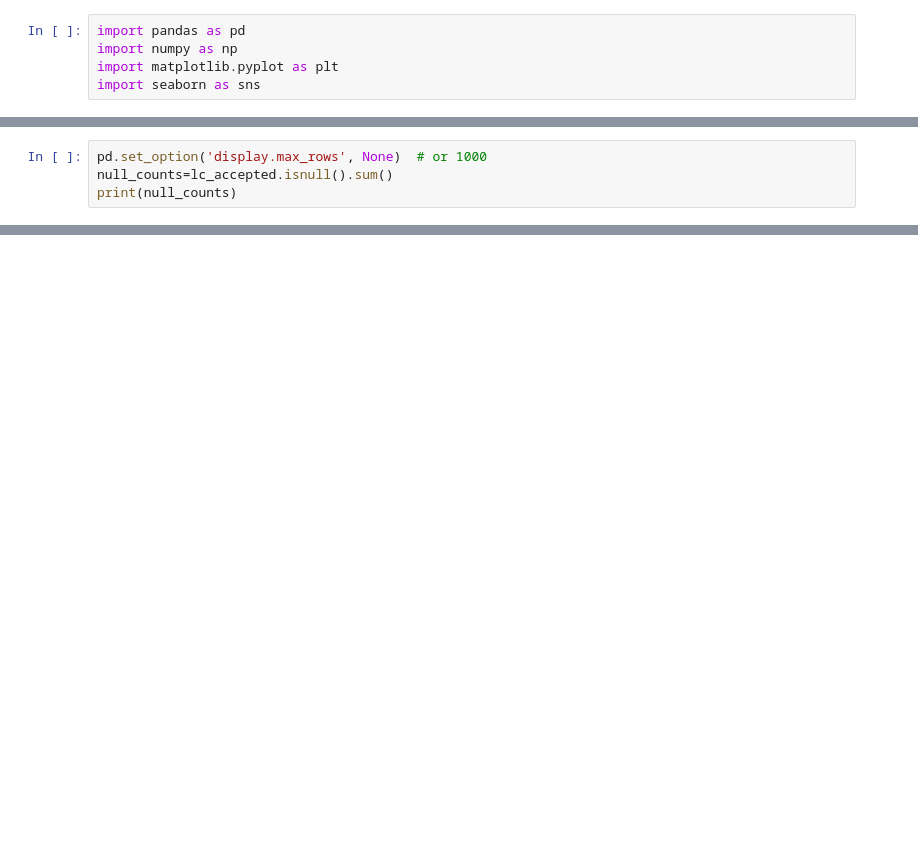
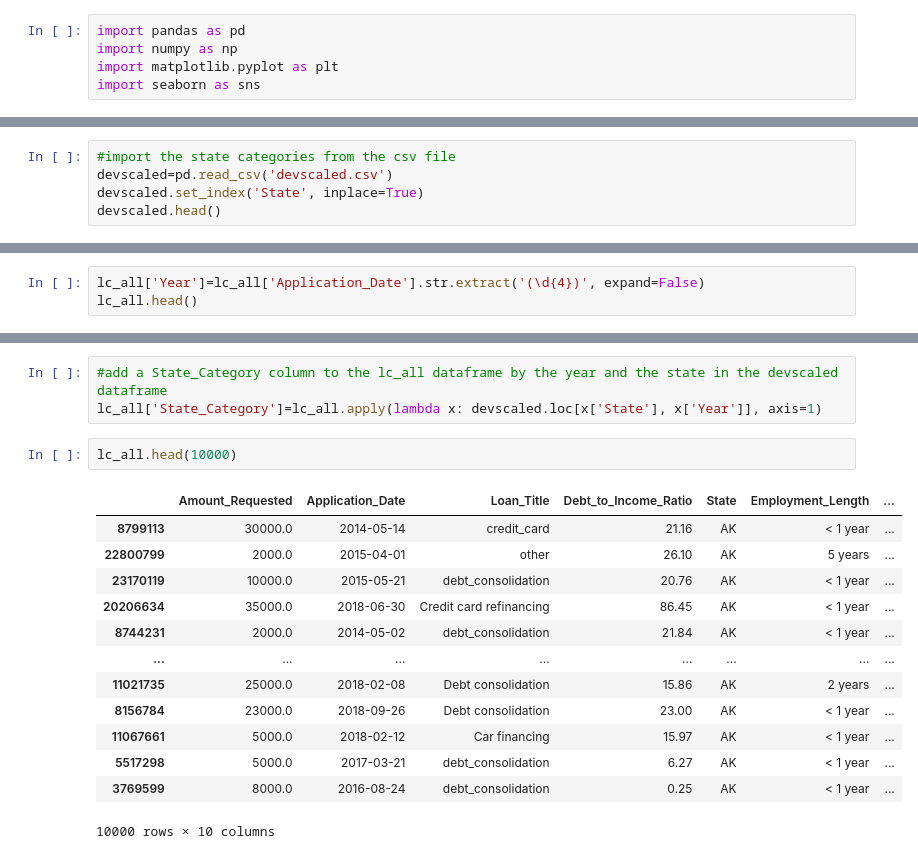
Before and after one commit to Ad1thya-R/CitadelSummerInvitational, a Jupyter notebook: Datathon/Experimentation.ipynb, the cells around one changed output, grey strips where cells are left out. Saved outputs shown, nothing was run; the diff lists cells and outputs as text; blank space fills up the shorter version.

```diff
--- a/Datathon/Experimentation.ipynb
+++ b/Datathon/Experimentation.ipynb
@@ -18,0 +163,5 @@ lc_accepted.head()
+# %%
+#import the state categories from the csv file
+devscaled=pd.read_csv('devscaled.csv')
+devscaled.set_index('State', inplace=True)
+devscaled.head()
@@ -27,4 +196,0 @@ memory usage: 57.6+ MB
-# %%
-pd.set_option('display.max_rows', None)  # or 1000
-null_counts=lc_accepted.isnull().sum()
-print(null_counts)
@@ -95,0 +197,3 @@ def data_cleaning_accepted(df):
+# %%
+lc_all['Year']=lc_all['Application_Date'].str.extract('(\d{4})', expand=False)
+lc_all.head()
@@ -95,0 +207,19 @@ def data_cleaning_accepted(df):
+# %%
+#add a State_Category column to the lc_all dataframe by the year and the state in the devscaled dataframe
+lc_all['State_Category']=lc_all.apply(lambda x: devscaled.loc[x['State'], x['Year']], axis=1)
+# %%
+lc_all.head(10000)
+# %% [output]
+|  | Amount_Requested | Application_Date | Loan_Title | Debt_to_Income_Ratio | State | Employment_Length | ... |
+| 8799113 | 30000.0 | 2014-05-14 | credit_card | 21.16 | AK | < 1 year | ... |
+| 22800799 | 2000.0 | 2015-04-01 | other | 26.10 | AK | 5 years | ... |
+| 23170119 | 10000.0 | 2015-05-21 | debt_consolidation | 20.76 | AK | < 1 year | ... |
+| 20206634 | 35000.0 | 2018-06-30 | Credit card refinancing | 86.45 | AK | < 1 year | ... |
+| 8744231 | 2000.0 | 2014-05-02 | debt_consolidation | 21.84 | AK | < 1 year | ... |
+| ... | ... | ... | ... | ... | ... | ... | ... |
+| 11021735 | 25000.0 | 2018-02-08 | Debt consolidation | 15.86 | AK | 2 years | ... |
+| 8156784 | 23000.0 | 2018-09-26 | Debt consolidation | 23.00 | AK | < 1 year | ... |
+| 11067661 | 5000.0 | 2018-02-12 | Car financing | 15.97 | AK | < 1 year | ... |
+| 5517298 | 5000.0 | 2017-03-21 | debt_consolidation | 6.27 | AK | < 1 year | ... |
+| 3769599 | 8000.0 | 2016-08-24 | debt_consolidation | 0.25 | AK | < 1 year | ... |
+10000 rows × 10 columns
```
Also changed, not shown: parts of 20 cells of this notebook, 2 other files.
